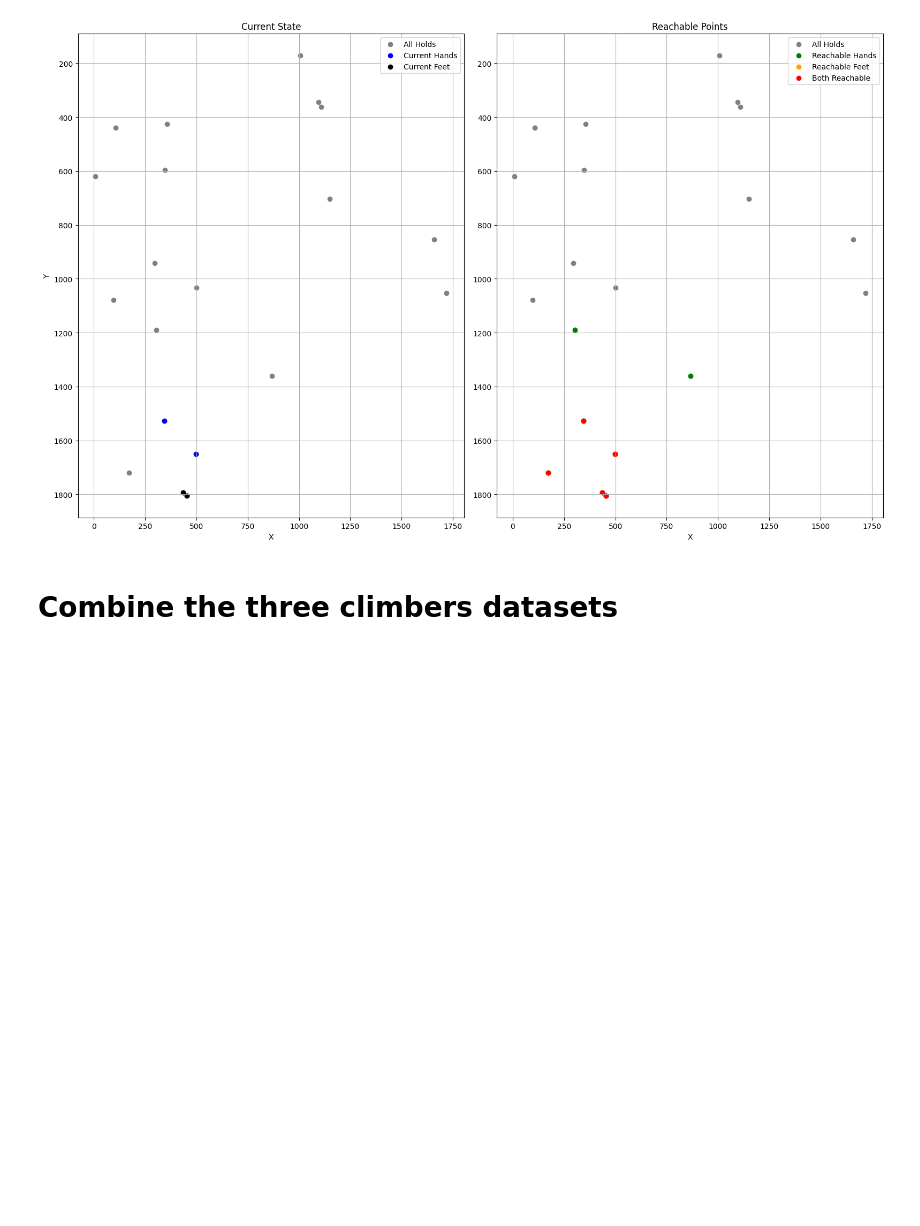
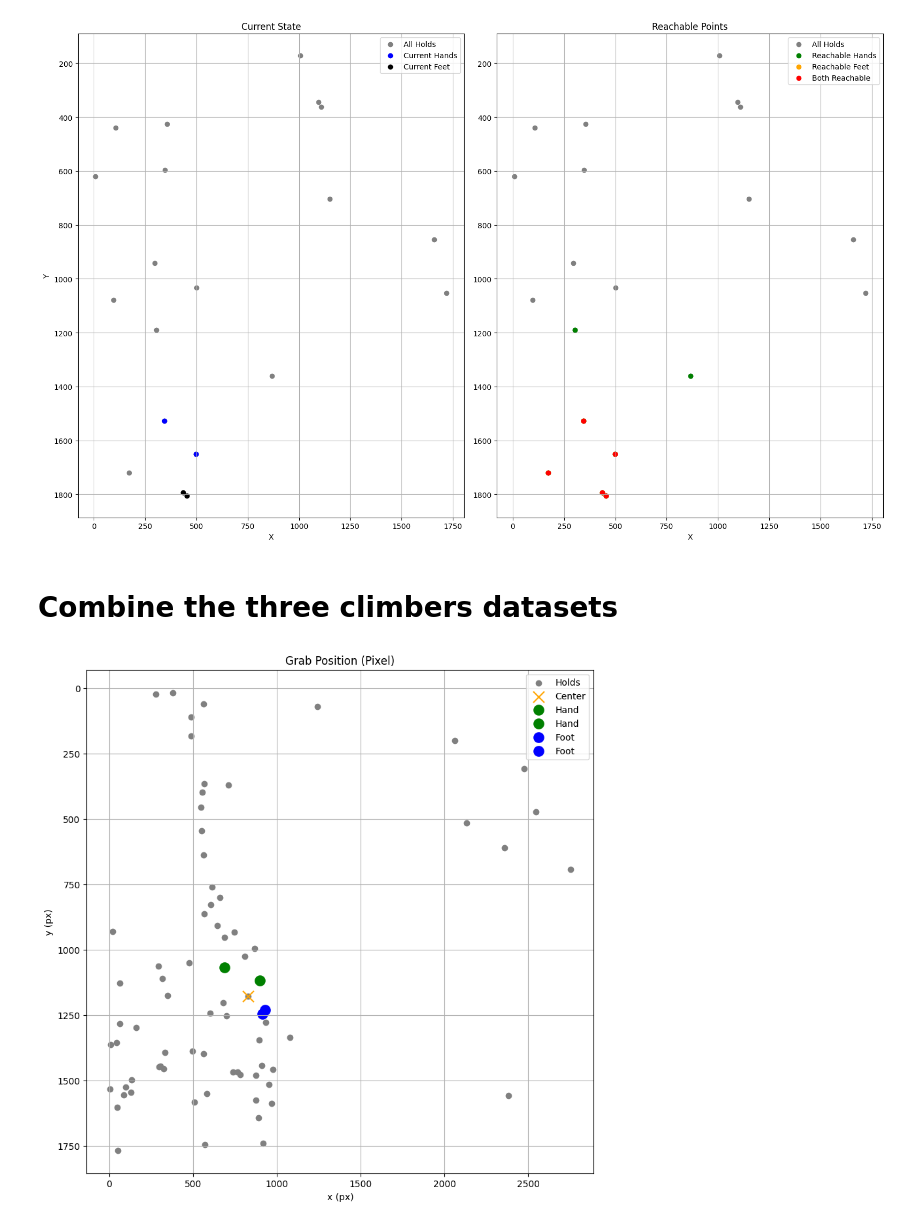
Before and after one commit to Alger3/Climbing_Model, a Jupyter notebook: data/parse_and_plot_routes.ipynb, the cells around one changed output. Saved outputs shown, nothing was run; the diff lists cells and outputs as text; code cells hidden in the pictures; blank space fills up the shorter version.

Commit message:
check the new function sample_grap_points_by_radius and plot

```diff
--- a/data/parse_and_plot_routes.ipynb
+++ b/data/parse_and_plot_routes.ipynb
@@ -247,0 +251,20 @@ all_climbers.to_csv("all_climbers.csv")
+# %%
+from dataset_function import sample_grap_points_by_radius
+import pandas as pd
+from ast import literal_eval
+walls = pd.read_csv("climbing_data.csv")
+walls["points"] = walls["points"].apply(literal_eval)
+# %%
+climber = {
+    "height": 170,
+    "ape_index": 1.04,
+    "flexibility": 8,
+    "leg_len_factor": 0.54
+}
+
+hand, foot, center = sample_grap_points_by_radius(walls.iloc[0]["points"],climber)
+# %%
+from dataset_function import plot_route_with_grab
+plot_route_with_grab(walls.iloc[0]["points"],hand,foot,center)
+# %% [output]
+[figure, added]
```
Also changed, not shown: parts of 1 cell of this notebook.
